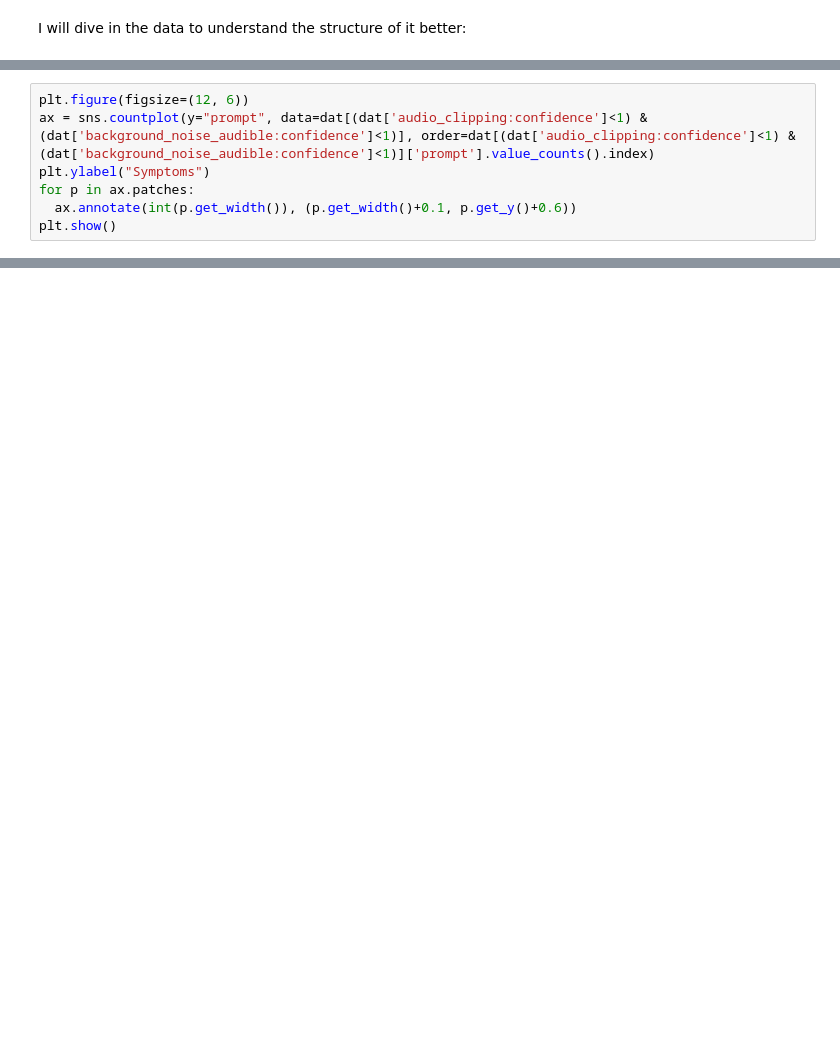
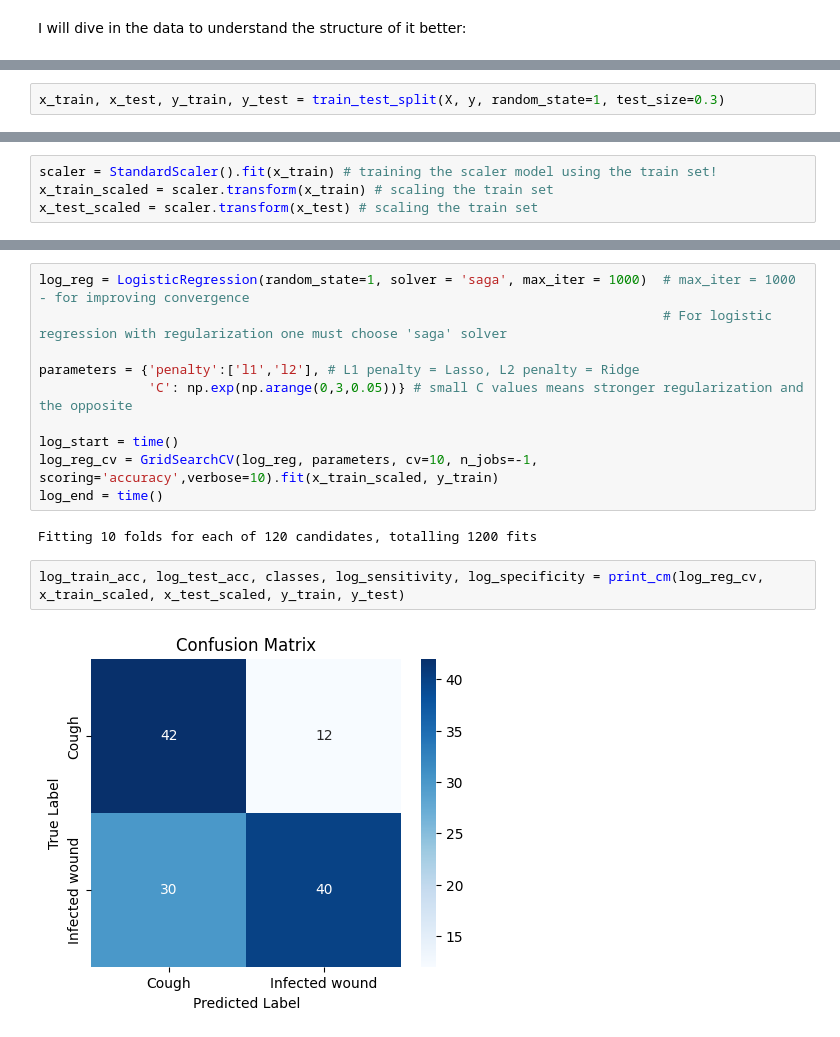
Before and after one commit to Sahar-Zi/Car_Accidents_Analysis, a Jupyter notebook: Medical_Symptom_Project.ipynb, the cells around one changed output, grey strips where cells are left out. Saved outputs shown, nothing was run; the diff lists cells and outputs as text; blank space fills up the shorter version.

```diff
--- a/Medical_Symptom_Project.ipynb
+++ b/Medical_Symptom_Project.ipynb
@@ -247,7 +54,0 @@ plt.show()
-# %%
-plt.figure(figsize=(12, 6))
-ax = sns.countplot(y="prompt", data=dat[(dat['audio_clipping:confidence']<1) & (dat['background_noise_audible:confidence']<1)], order=dat[(dat['audio_clipping:confidence']<1) & (dat['background_noise_audible:confidence']<1)]['prompt'].value_counts().index)
-plt.ylabel("Symptoms")
-for p in ax.patches:
-  ax.annotate(int(p.get_width()), (p.get_width()+0.1, p.get_y()+0.6))
-plt.show()
@@ -295,0 +128,2 @@ sns.heatmap(new_quantitive_dat.corr(), cmap='YlOrRd', annot=True)
+# %%
+x_train, x_test, y_train, y_test = train_test_split(X, y, random_state=1, test_size=0.3)
@@ -295,0 +132,4 @@ sns.heatmap(new_quantitive_dat.corr(), cmap='YlOrRd', annot=True)
+# %%
+scaler = StandardScaler().fit(x_train) # training the scaler model using the train set!
+x_train_scaled = scaler.transform(x_train) # scaling the train set
+x_test_scaled = scaler.transform(x_test) # scaling the train set
@@ -295,0 +237,16 @@ sns.heatmap(new_quantitive_dat.corr(), cmap='YlOrRd', annot=True)
+# %%
+log_reg = LogisticRegression(random_state=1, solver = 'saga', max_iter = 1000)  # max_iter = 1000 - for improving convergence
+                                                                                # For logistic regression with regularization one must choose 'saga' solver
+
+parameters = {'penalty':['l1','l2'], # L1 penalty = Lasso, L2 penalty = Ridge
+              'C': np.exp(np.arange(0,3,0.05))} # small C values means stronger regularization and the opposite
+
+log_start = time()
+log_reg_cv = GridSearchCV(log_reg, parameters, cv=10, n_jobs=-1, scoring='accuracy',verbose=10).fit(x_train_scaled, y_train)
+log_end = time()
+# %% [output]
+Fitting 10 folds for each of 120 candidates, totalling 1200 fits
+# %%
+log_train_acc, log_test_acc, classes, log_sensitivity, log_specificity = print_cm(log_reg_cv, x_train_scaled, x_test_scaled, y_train, y_test)
+# %% [output]
+[figure, added]
```
Also changed, not shown: parts of 92 cells of this notebook.
